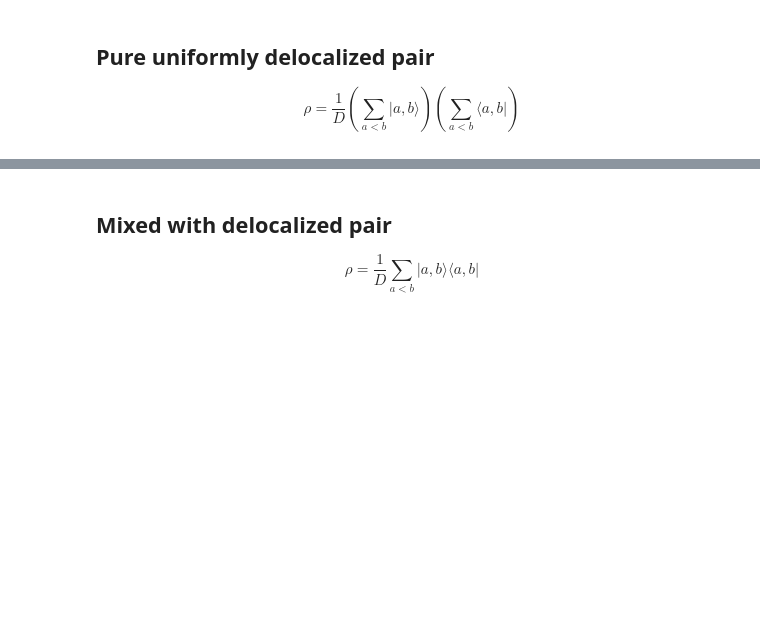
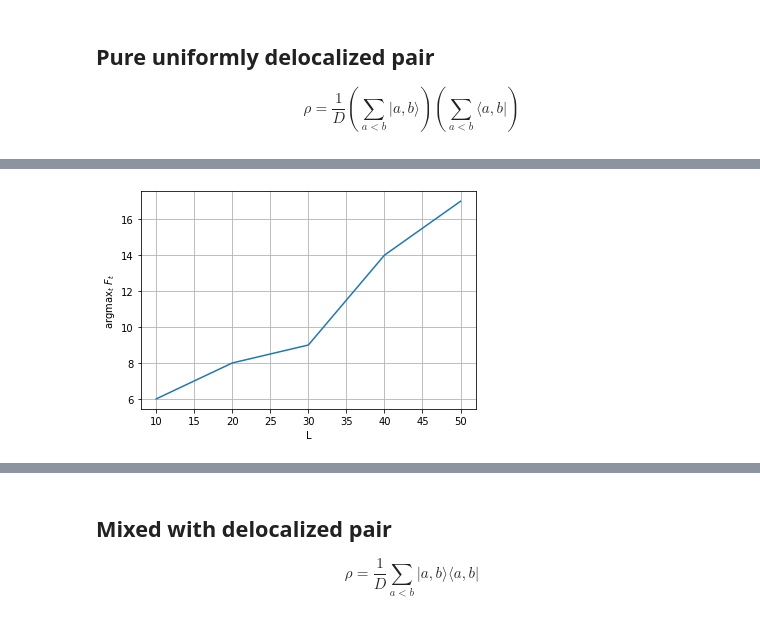
Before and after one commit to Renmusxd/RandomUnitaryLayers, a Jupyter notebook: jupyter/DoubleDefect.ipynb, the cells around one changed output, grey strips where cells are left out. Saved outputs shown, nothing was run; the diff lists cells and outputs as text; code cells hidden in the pictures; blank space fills up the shorter version.

```diff
--- a/jupyter/DoubleDefect.ipynb
+++ b/jupyter/DoubleDefect.ipynb
@@ -139,0 +142,8 @@ pyplot.show()
+# %%
+pyplot.plot(ns, numpy.argmax(pure_purities, axis=1))
+pyplot.xlabel('L')
+pyplot.ylabel(r'argmax$_t~F_t$')
+pyplot.grid()
+pyplot.show()
+# %% [output]
+[figure, added]
```
Also changed, not shown: parts of 9 cells of this notebook, 1 other file.
